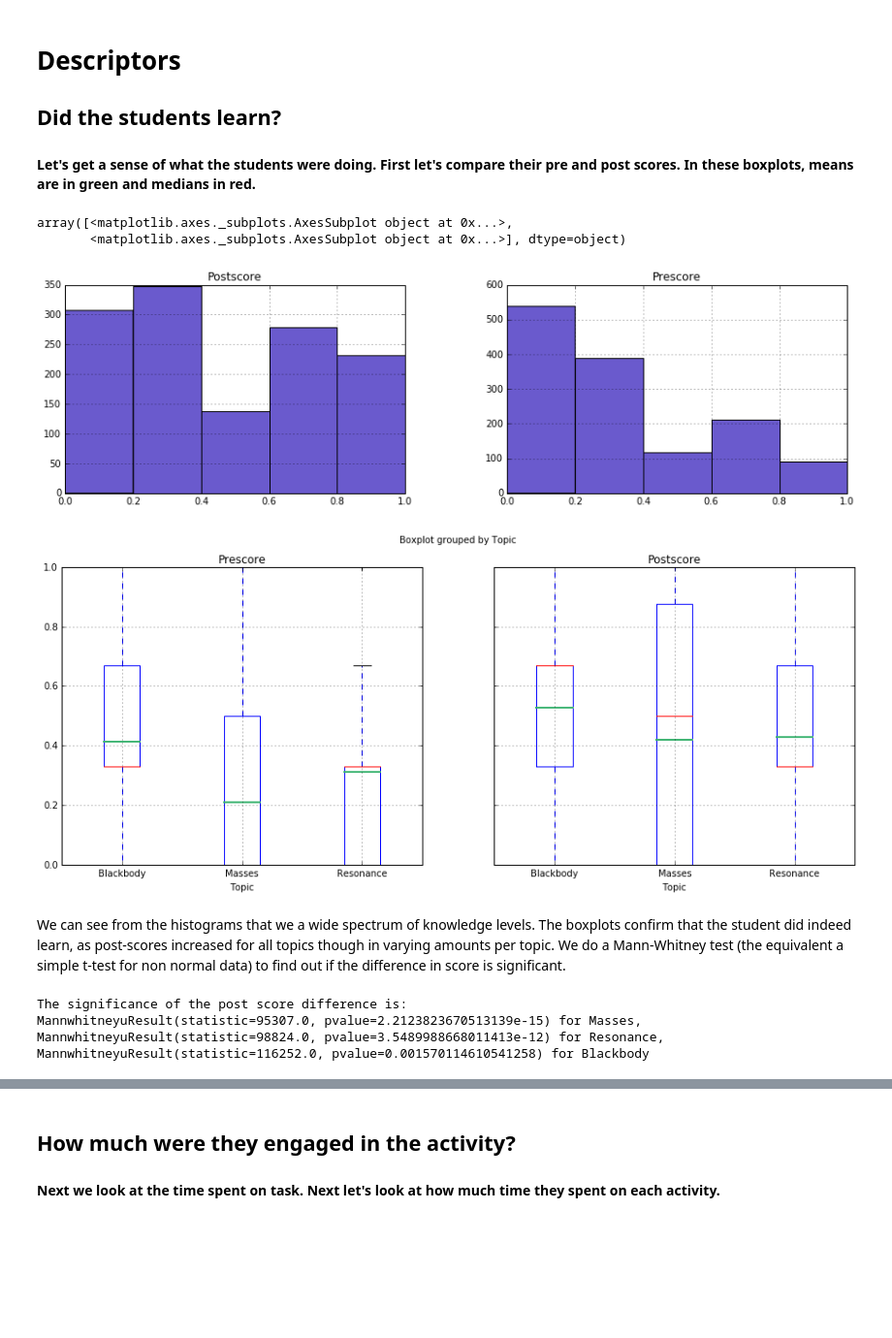
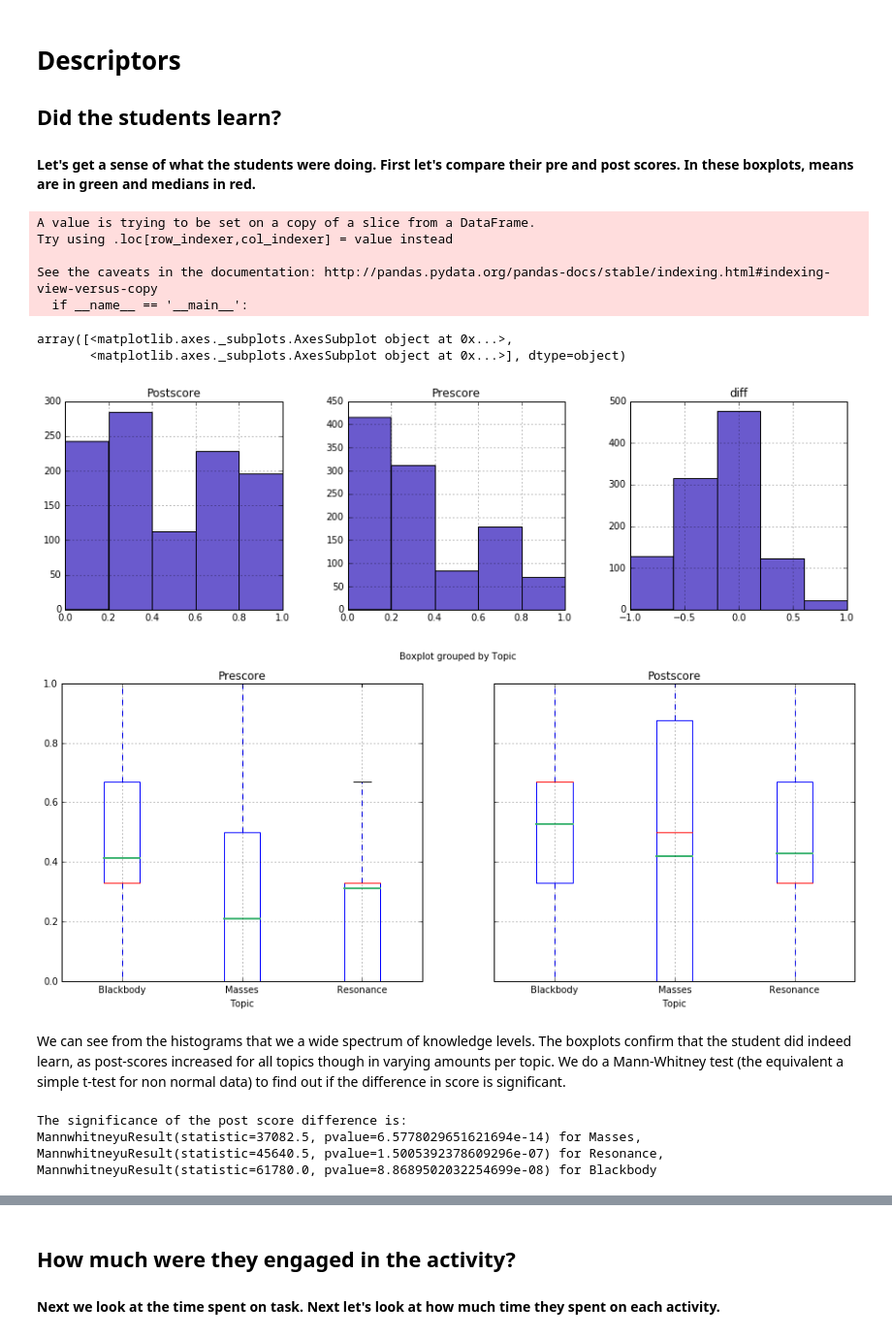
Before and after one commit to sperez8/Phet-log-analyzer, a Jupyter notebook: prereading/storyline_prereading.ipynb, the cells around one changed output, grey strips where cells are left out. Shown: that part at 97% size. Cells and saved outputs as stored; diff of their text form; code cells hidden in the pictures; blank space fills up the shorter version.

Commit message:
Created data frames for different analyses

```diff
--- a/prereading/storyline_prereading.ipynb
+++ b/prereading/storyline_prereading.ipynb
@@ -14,8 +14,8 @@ import getpass
 import math
 # %%
 # from scipy import stats
-dfraw = pd.read_csv('C:\Users\\'+getpass.getuser()+'\Desktop\Clean-data_160217_JBS_removed_empty_columns.csv')
-dfsurvey = pd.read_csv('C:\Users\\'+getpass.getuser()+'\Desktop\Clean-data_addSurvey_160309_JBS_removed_empty_columns.csv')
+dfraw = pd.read_csv('C:\Users\\'+getpass.getuser()+'\Desktop\Clean-data_160217_JBS_cleaned_051316.csv')
+dfsurvey = pd.read_csv('C:\Users\\'+getpass.getuser()+'\Desktop\Clean-data_addSurvey_160309_JBS_cleaned_051316.csv')
 #please read this about unicode strings eventually: http://www.joelonsoftware.com/articles/Unicode.html
 
 
@@ -52,14 +52,25 @@ def transform_encountered(response):
     else:
         return np.nan
 
+def lickert_convert(response):
+    return float(conv_neg[str(response).split('<')[0]])
+
+def compute_survey(responses):
+    NAs = 0
+    newresponses = []
+    for s in responses:
+        if s != np.nan:
+            newresponses.append(s)
+    return sum(newresponses)/len(newresponses)
+
 #now we iterate through the dataframe and creat a row per student x topic
 for index, row in dfmerged.iterrows():
     for topic in topics:
         #print row['q5 - For me personally; PhET Sims are usually useless.']
-        calculated_survey = (float(conv_neg[str(row['q2 - For me personally; PhET Sims are usually boring.']).split('<')[0]])+
-                    float(conv_neg[str(row['q5 - For me personally; PhET Sims are usually useless.']).split('<')[0]])+
-                    float(conv_pos[str(row['q4 - For me personally; PhET Sims are usually fun.']).split('<')[0]])+
-                    float(conv_pos[str(row['q3 - For me personally; PhET Sims are usually productive.']).split('<')[0]]))/4.0
+#         calculated_survey = compute_survey([lickert_convert(row['q2 - For me personally; PhET Sims are usually boring.']),
+#                     lickert_convert(row['q5 - For me personally; PhET Sims are usually useless.']),
+#                     lickert_convert(row['q4 - For me personally; PhET Sims are usually fun.']),
+#                     lickert_convert(row['q3 - For me personally; PhET Sims are usually productive.'])])
         datalist.append([str(row['anon-id']),
                         str(row["Reading group_x"]),
                         float(str(row['PreScore.'+topic]).replace('%',''))/100.0,
@@ -69,7 +80,7 @@ for index, row in dfmerged.iterrows():
                         float(str(row['ClickerScore.'+topic]).replace('%',''))/100.0,
                         row[textquestion[topic]],
                         row[phetquestion[topic]],
-                        calculated_survey,
+#                         calculated_survey,
                         row['q9 - How beneficial was this assignment to your learning?'],
                         row['q10 - How much did you enjoy this assignment?'],
                         transform_encountered(row[encountered_question[topic]])
@@ -79,7 +90,9 @@ for index, row in dfmerged.iterrows():
 array2 = np.array(datalist)
 colnames = ['student id',"Reading group",'Prescore','Topic','Treatment',
             'Postscore','Clickerscore','Time on text','Time on PhET',
-            'Preattitude','Postattitude - benefitted','Postattitude - enjoyed','Encountered']
+#             'Preattitude',
+            'Postattitude - benefitted','Postattitude - enjoyed','Encountered']
+df = pd.DataFrame(array2,columns=colnames)
 # %% [markdown]
 # Organizing the dataframe
 #### Now that we have our data frame we can see what it looks like:
@@ -134,5 +143,8 @@ df['Enjoyed'] = df['Postattitude - enjoyed'].apply(transform_enjoy)
 Unfortunately we have a lot of rows with missing data. If we remove them, we end up with almost half the dataset. We will use this dataset when looking at engagement.
 # %%
 df2 = df.dropna()
-df2.shape, df.shape
+df_score1 = df[['Prescore','Postscore','Topic','Clickerscore','Treatment']]
+df_score = df_score1.dropna()
+df_score.shape
+df2.shape, df.shape, df_score.shape
 # %% [output]
@@ -154,27 +166,33 @@ df.describe()
 ## Did the students learn?
 #### Let's get a sense of what the students were doing. First let's compare their pre and post scores. In these boxplots, means are in green and medians in red.
 # %%
-df.hist(column=['Prescore','Postscore'],bins=5, layout=(1,2),figsize=(15,4),color='slateblue')
+df_score['diff'] = df['Prescore']-df['Postscore']
+df_score.hist(column=['Prescore','Postscore','diff'],bins=5, layout=(1,3),figsize=(15,4),color='slateblue')
 meanlineprops = dict(linestyle='-', linewidth=2, color='mediumseagreen')
 df.boxplot(by='Topic',
                 column=['Prescore','Postscore'],
                 figsize=(15,6),
                 meanprops=meanlineprops, meanline=True, showmeans=True)
 # %% [output]
-array([<matplotlib.axes._subplots.AxesSubplot object at 0x...>,
-       <matplotlib.axes._subplots.AxesSubplot object at 0x...>], dtype=object)
+A value is trying to be set on a copy of a slice from a DataFrame.
+Try using .loc[row_indexer,col_indexer] = value instead
+
+See the caveats in the documentation: http://pandas.pydata.org/pandas-docs/stable/indexing.html#indexing-view-versus-copy
+  if __name__ == '__main__':
+array([<matplotlib.axes._subplots.AxesSubplot object at 0x...>,
+       <matplotlib.axes._subplots.AxesSubplot object at 0x...>], dtype=object)
-[figure, old version]
+[figure, new version]
 [figure]
 # %% [markdown]
 We can see from the histograms that we a wide spectrum of knowledge levels. The boxplots confirm that the student did indeed learn, as post-scores increased for all topics though in varying amounts per topic. We do a Mann-Whitney test (the equivalent a simple t-test for non normal data) to find out if the difference in score is significant.
 # %%
 from scipy.stats import mannwhitneyu
-m = mannwhitneyu(df[df['Topic']=='Masses']['Prescore'],df[df['Topic']=='Masses']['Postscore'])
-r = mannwhitneyu(df[df['Topic']=='Resonance']['Prescore'],df[df['Topic']=='Resonance']['Postscore'])
-b = mannwhitneyu(df[df['Topic']=='Blackbody']['Prescore'],df[df['Topic']=='Blackbody']['Postscore'])
+m = mannwhitneyu(df_score[df_score['Topic']=='Masses']['Prescore'],df_score[df_score['Topic']=='Masses']['Postscore'])
+r = mannwhitneyu(df_score[df_score['Topic']=='Resonance']['Prescore'],df_score[df_score['Topic']=='Resonance']['Postscore'])
+b = mannwhitneyu(df_score[df_score['Topic']=='Blackbody']['Prescore'],df_score[df_score['Topic']=='Blackbody']['Postscore'])
 print("The significance of the post score difference is:\n{0} for Masses, \n{1} for Resonance, \n{2} for Blackbody".format(m,r,b))
 # %% [output]
 The significance of the post score difference is:
-MannwhitneyuResult(statistic=95307.0, pvalue=2.2123823670513139e-15) for Masses,
-MannwhitneyuResult(statistic=98824.0, pvalue=3.5489988668011413e-12) for Resonance,
-MannwhitneyuResult(statistic=116252.0, pvalue=0.001570114610541258) for Blackbody
+MannwhitneyuResult(statistic=37082.5, pvalue=6.5778029651621694e-14) for Masses,
+MannwhitneyuResult(statistic=45640.5, pvalue=1.5005392378609296e-07) for Resonance,
+MannwhitneyuResult(statistic=61780.0, pvalue=8.8689502032254699e-08) for Blackbody
```
Also changed, not shown: parts of 22 cells of this notebook.
